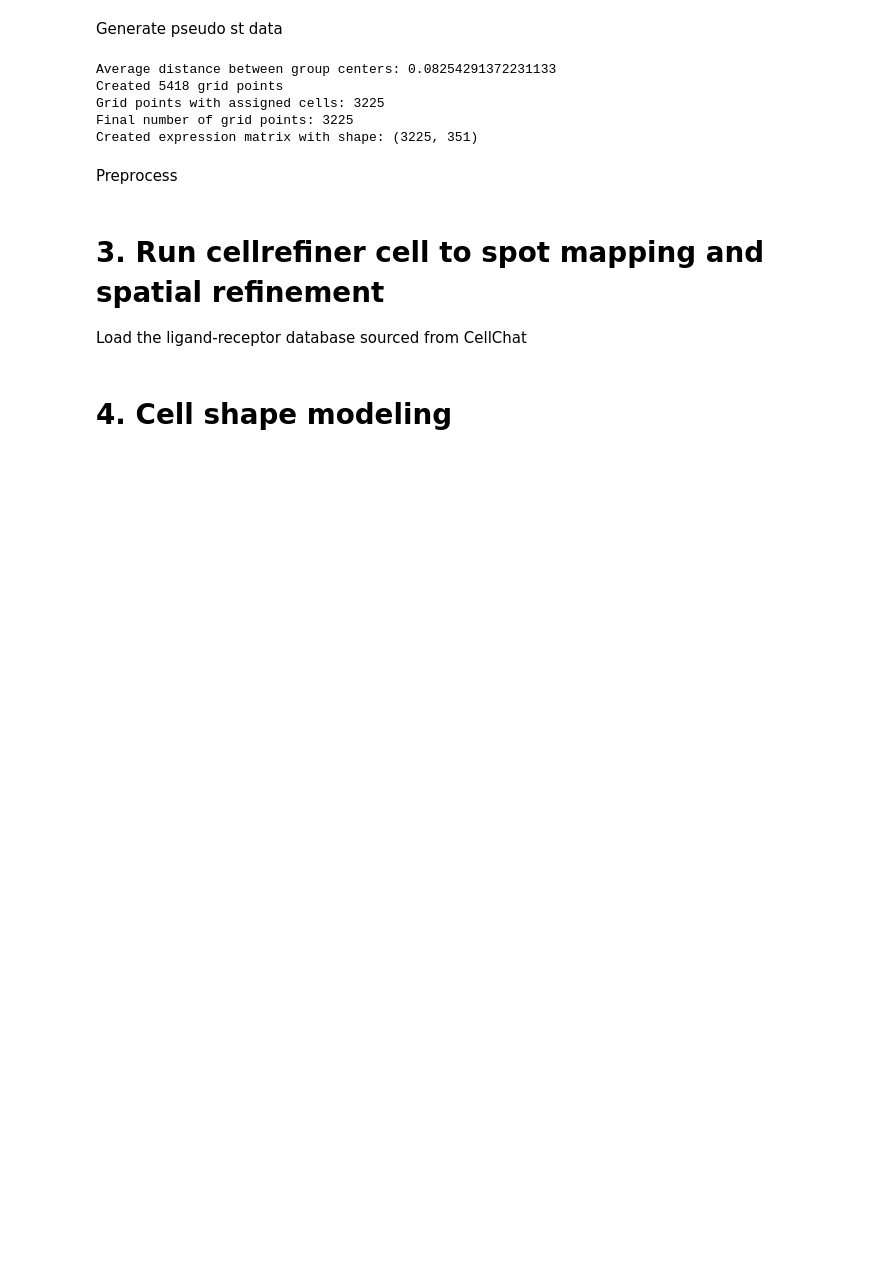
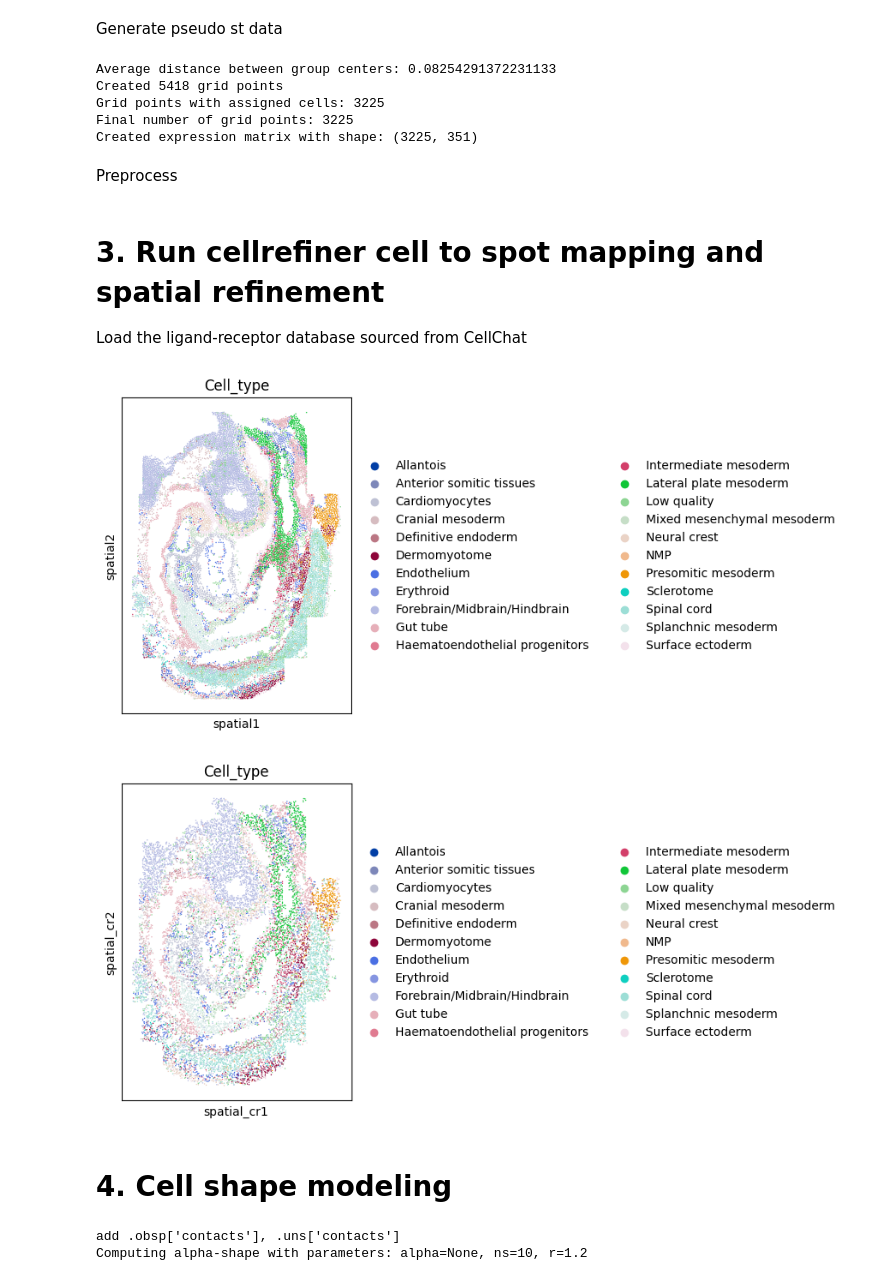
Before and after one commit to FPGro/cellrefiner, a Jupyter notebook: tutorials/benchmark_seqfish.ipynb, the cells around one changed output. Cells and saved outputs as stored; diff of their text form; code cells hidden in the pictures; blank space fills up the shorter version.

```diff
--- a/tutorials/benchmark_seqfish.ipynb
+++ b/tutorials/benchmark_seqfish.ipynb
@@ -146,10 +146,19 @@ ad_sc = ad_sc[:,ad_sc.var['highly_variable']]
 Load the ligand-receptor database sourced from CellChat
 # %%
 db_lr = cr.pp.ligand_receptor_database()
-adata_cr = cr.pp.spatial_mapping(ad_st,ad_sc,db_lr,scale=200,cluster_key_sc = 'Cell_type')
+adata_cr = cr.pp.spatial_mapping(ad_st,ad_sc,db_lr,scale=0.04,cluster_key_sc = 'Cell_type')
+# %%
+sc.pl.spatial(ad_sc,color='Cell_type',spot_size=0.03)
+sc.pl.spatial(adata_cr,color='Cell_type',spot_size=0.03,basis='spatial_cr')
+# %% [output]
+[figure, added]
+[figure, added]
 # %% [markdown]
 # 4. Cell shape modeling
 # %%
-sem = cr.tl.cell_shape_modeling(adata_cr,cluster_key = 'Cell_type')
+sem = cr.tl.cell_shape_modeling(adata_cr,cluster_key = 'Cell_type',spatial_key = 'spatial_cr')
+# %% [output]
+add .obsp['contacts'], .uns['contacts']
+Computing alpha-shape with parameters: alpha=None, ns=10, r=1.2
 # %%
 fig,ax=plt.subplots(figsize=(12,12))
```
Also changed, not shown: parts of 1 cell of this notebook, 20 other files.
